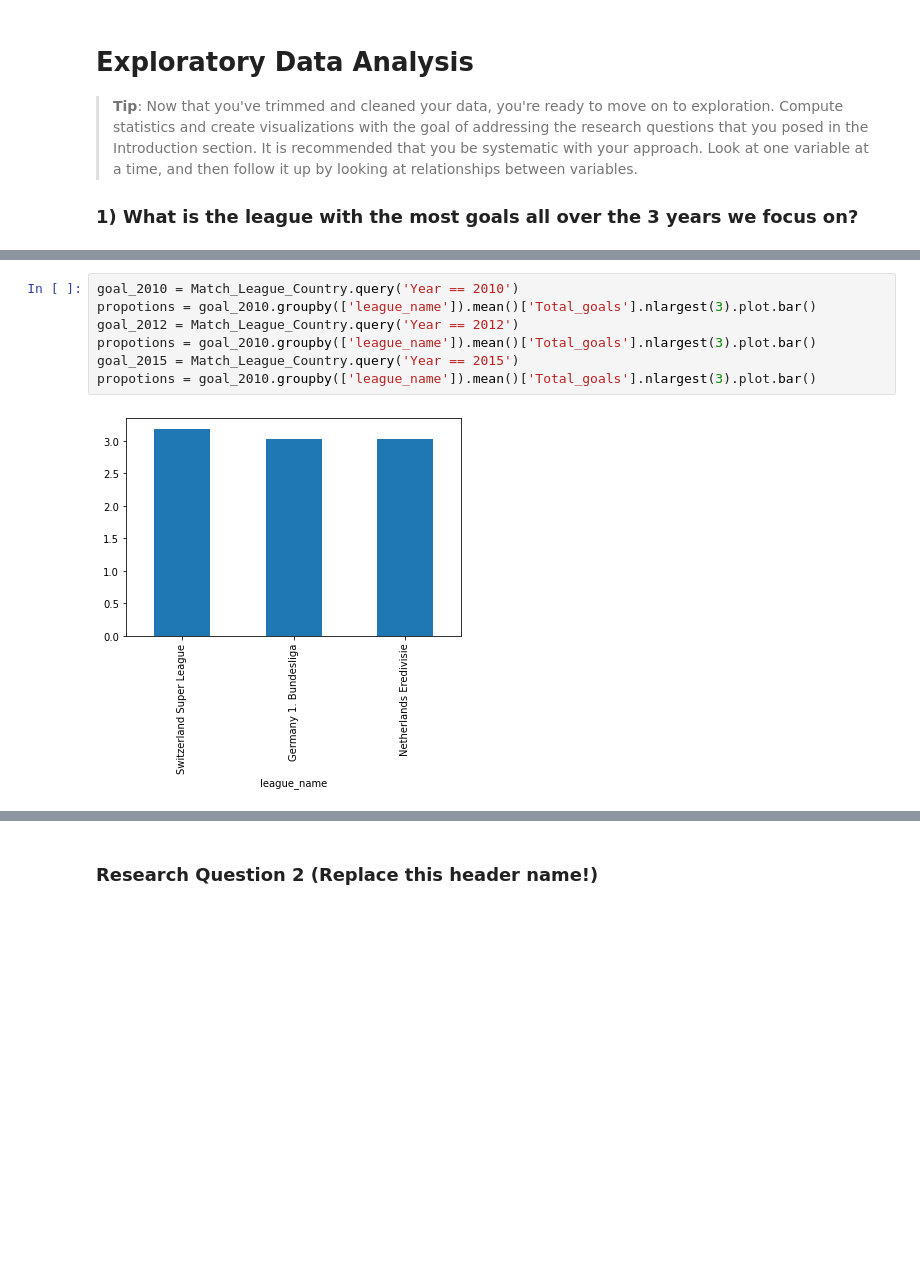
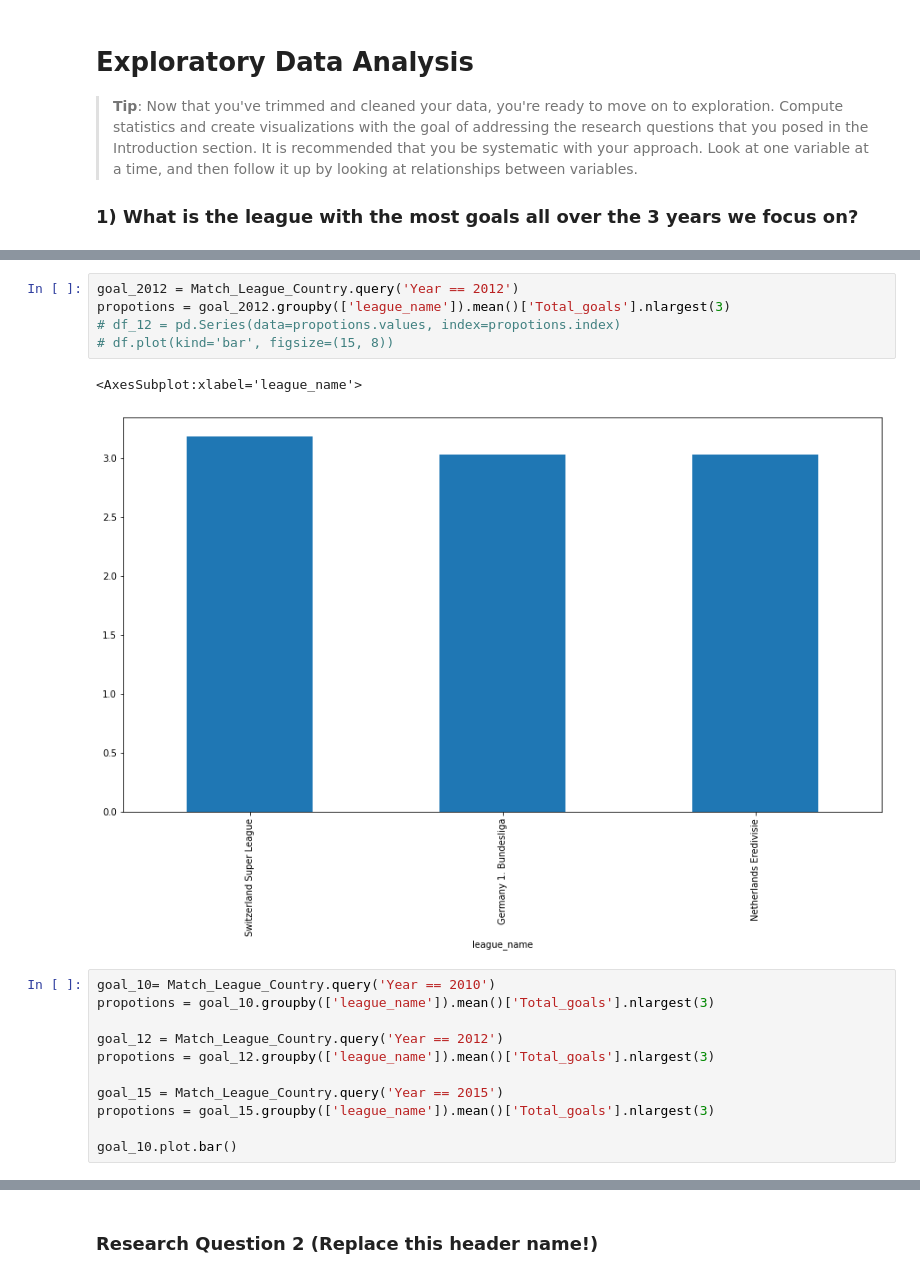
Before and after one commit to mo7amed7assan1911/European-Soccer-Data-Analysis, a Jupyter notebook: investigate-a-dataset-template.ipynb, the cells around one changed output, grey strips where cells are left out. Drawn from its saved outputs; the diff is of its cells as text; blank space fills up the shorter version.

Commit message:
finshing the question of most goals per leauge

```diff
--- a/investigate-a-dataset-template.ipynb
+++ b/investigate-a-dataset-template.ipynb
@@ -493,11 +747,21 @@ Match_League_Country.head(1)
+# %%
+goal_2012 = Match_League_Country.query('Year == 2012')
+propotions = goal_2012.groupby(['league_name']).mean()['Total_goals'].nlargest(3)
+# df_12 = pd.Series(data=propotions.values, index=propotions.index)
+# df.plot(kind='bar', figsize=(15, 8))
+# %% [output]
+<AxesSubplot:xlabel='league_name'>
+[figure, added]
 # %%
-goal_2010 = Match_League_Country.query('Year == 2010')
-propotions = goal_2010.groupby(['league_name']).mean()['Total_goals'].nlargest(3).plot.bar()
-goal_2012 = Match_League_Country.query('Year == 2012')
-propotions = goal_2010.groupby(['league_name']).mean()['Total_goals'].nlargest(3).plot.bar()
-goal_2015 = Match_League_Country.query('Year == 2015')
-propotions = goal_2010.groupby(['league_name']).mean()['Total_goals'].nlargest(3).plot.bar()
+goal_10= Match_League_Country.query('Year == 2010')
+propotions = goal_10.groupby(['league_name']).mean()['Total_goals'].nlargest(3)
+
+goal_12 = Match_League_Country.query('Year == 2012')
+propotions = goal_12.groupby(['league_name']).mean()['Total_goals'].nlargest(3)
+
+goal_15 = Match_League_Country.query('Year == 2015')
+propotions = goal_15.groupby(['league_name']).mean()['Total_goals'].nlargest(3)
+
+goal_10.plot.bar()
-# %% [output]
-[figure, removed]
 # %%
 PlayerData.plot(kind='scatter', y='potential', x=['overall_rating'])
```
Also changed, not shown: parts of 33 cells of this notebook.
